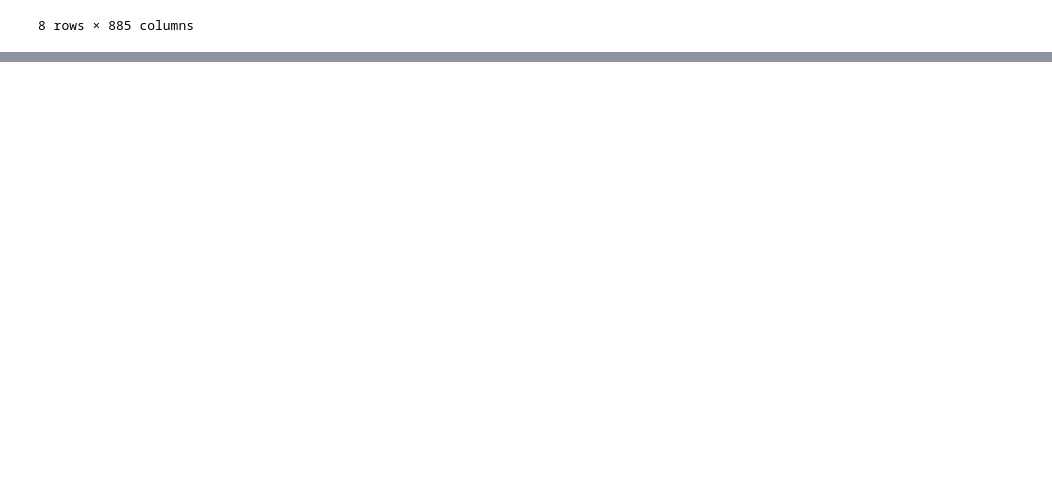
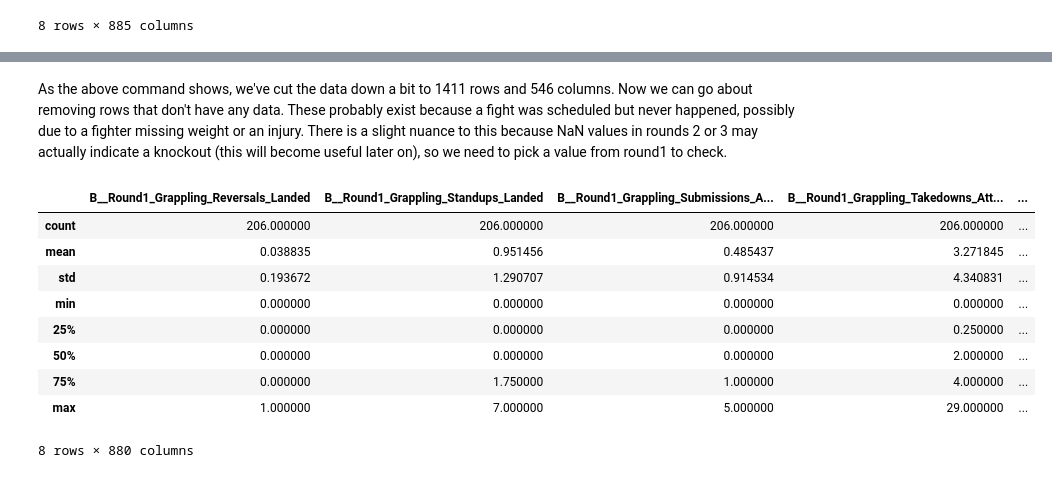
Before and after one commit to samirmistry1/samirmistry1.github.io, a Jupyter notebook: Final_Project.ipynb, the cells around one changed output, grey strips where cells are left out. Saved outputs shown, nothing was run; the diff lists cells and outputs as text; code cells hidden in the pictures; blank space fills up the shorter version.

Commit message:
final submission

```diff
--- a/Final_Project.ipynb
+++ b/Final_Project.ipynb
@@ -55,0 +152,11 @@ data.describe()
+# %%
+to_remove = ['BPrev', 'RPrev', 'BStreak', 'B_Height',\
+             'R_Height', 'B_HomeTown', 'R_HomeTown', 'B_ID','R_ID', \
+             'B_Age','R_Age','B_Location', 'R_Location', 'B_Name', \
+             'R_Name','B_Weight','R_Weight', 'Date', 'Event_ID', 'Fight_ID']
+
+data.drop(to_remove, axis = 1, inplace=True)
+# %%
+##removing rows without data in round 1
+data = data[np.isfinite(data['B__Round1_Grappling_Reversals_Landed'])]
+data.info()
@@ -56,6 +171,3 @@ data.describe()
 # %%
-print(len(data))
-
-#data.fillna(value=0,inplace=True)
-
-data.head(5)
+##replacing all NaNs with 0
+data.fillna(value=0,inplace=True)
@@ -177,0 +176,23 @@ data
+# %%
+##First We'll start by combining some data from rounds 1-5 for totals
+data['B_total_significant_strikes'] = data['B__Round1_Strikes_Significant Strikes_Landed'] + data['B__Round2_Strikes_Significant Strikes_Landed'] + data['B__Round3_Strikes_Significant Strikes_Landed'] + data['B__Round4_Strikes_Significant Strikes_Landed'] + data['B__Round5_Strikes_Significant Strikes_Landed']
+data['R_total_significant_strikes'] = data['R__Round1_Strikes_Significant Strikes_Landed'] + data['R__Round2_Strikes_Significant Strikes_Landed'] + data['R__Round3_Strikes_Significant Strikes_Landed'] + data['R__Round4_Strikes_Significant Strikes_Landed'] + data['R__Round5_Strikes_Significant Strikes_Landed']
+data['R_Total_Strikes_Head Significant Strikes_Landed'] = data['R__Round1_Strikes_Head Significant Strikes_Landed'] + data['R__Round2_Strikes_Head Significant Strikes_Landed'] + data['R__Round3_Strikes_Head Significant Strikes_Landed'] + data['R__Round4_Strikes_Head Significant Strikes_Landed'] + data['R__Round5_Strikes_Head Significant Strikes_Landed']
+data['B_Total_Strikes_Head Significant Strikes_Landed'] = data['B__Round1_Strikes_Head Significant Strikes_Landed'] + data['B__Round2_Strikes_Head Significant Strikes_Landed'] + data['B__Round3_Strikes_Head Significant Strikes_Landed'] + data['B__Round4_Strikes_Head Significant Strikes_Landed'] + data['B__Round5_Strikes_Head Significant Strikes_Landed']
+data['R_Total_Conrol_Time'] = data['R__Round1_TIP_Control Time'] + data['R__Round2_TIP_Control Time'] + data['R__Round3_TIP_Control Time'] + data['R__Round4_TIP_Control Time'] + data['R__Round5_TIP_Control Time']
+data['B_Total_Conrol_Time'] = data['B__Round1_TIP_Control Time'] + data['B__Round2_TIP_Control Time'] + data['R__Round3_TIP_Control Time'] + data['B__Round4_TIP_Control Time'] + data['R__Round5_TIP_Control Time']
+data['R_Total_Takedowns'] = data['R__Round1_Grappling_Takedowns_Landed'] + data['R__Round2_Grappling_Takedowns_Landed'] + data['R__Round3_Grappling_Takedowns_Landed'] + data['R__Round4_Grappling_Takedowns_Landed'] + data['R__Round5_Grappling_Takedowns_Landed']
+data['B_Total_Takedowns'] = data['B__Round1_Grappling_Takedowns_Landed'] + data['B__Round2_Grappling_Takedowns_Landed'] + data['B__Round3_Grappling_Takedowns_Landed'] + data['B__Round4_Grappling_Takedowns_Landed'] + data['B__Round5_Grappling_Takedowns_Landed']
+
+
+##Now we can separate the data into fights where red won and fights where blue won for later plotting
+blue_winners = data[data['winner'] == 'blue']
+red_winners = data[data['winner'] == 'red']
+
+
+blue_tkos = blue_winners[blue_winners['winby'] == 'KO/TKO']
+red_tkos = red_winners[red_winners['winby'] == 'KO/TKO']
+blue_submission = blue_winners[blue_winners['winby'] == 'SUB']
+red_submission = red_winners[red_winners['winby'] == 'SUB']
+blue_decision = blue_winners[blue_winners['winby'] == 'DEC']
+red_decision = red_winners[red_winners['winby'] == 'DEC']
@@ -177,0 +231,15 @@ data
+# %% [markdown]
+As the above command shows, we've cut the data down a bit to 1411 rows and 546 columns. Now we can go about removing rows that don't have any data. These probably exist because a fight was scheduled but never happened, possibly due to a fighter missing weight or an injury. There is a slight nuance to this because NaN values in rounds 2 or 3 may actually indicate a knockout (this will become useful later on), so we need to pick a value from round1 to check.
+# %%
+blue_decision.describe()
+# %% [output]
+|  | B__Round1_Grappling_Reversals_Landed | B__Round1_Grappling_Standups_Landed | B__Round1_Grappling_Submissions_A... | B__Round1_Grappling_Takedowns_Att... | ... |
+| count | 206.000000 | 206.000000 | 206.000000 | 206.000000 | ... |
+| mean | 0.038835 | 0.951456 | 0.485437 | 3.271845 | ... |
+| std | 0.193672 | 1.290707 | 0.914534 | 4.340831 | ... |
+| min | 0.000000 | 0.000000 | 0.000000 | 0.000000 | ... |
+| 25% | 0.000000 | 0.000000 | 0.000000 | 0.250000 | ... |
+| 50% | 0.000000 | 0.000000 | 0.000000 | 2.000000 | ... |
+| 75% | 0.000000 | 1.750000 | 1.000000 | 4.000000 | ... |
+| max | 1.000000 | 7.000000 | 5.000000 | 29.000000 | ... |
+8 rows × 880 columns
```
Also changed, not shown: parts of 30 cells of this notebook.
